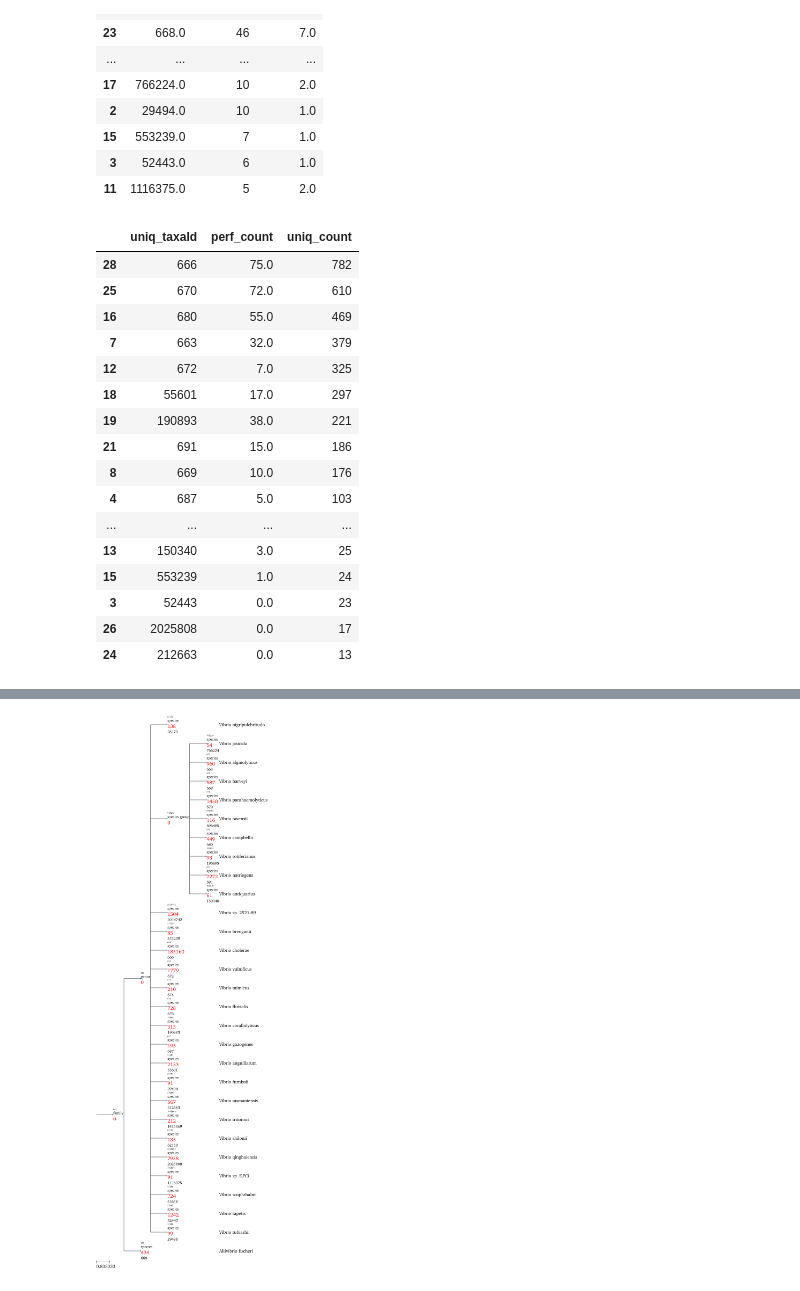
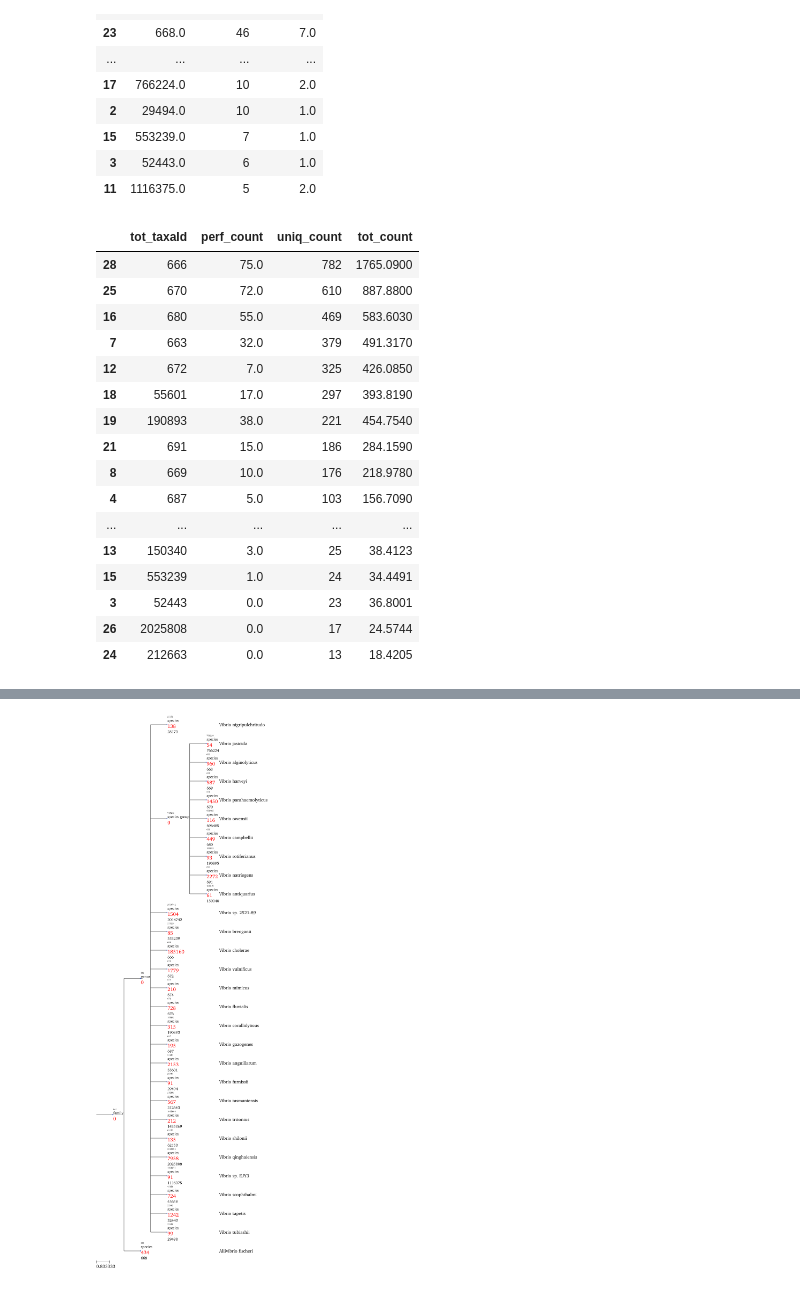
Before and after one commit to fataltes/quickNBs, a Jupyter notebook: contamination_detection_realReads.ipynb, the cells around one changed output, grey strips where cells are left out. Cells and saved outputs as stored; diff of their text form; code cells hidden in the pictures.

```diff
--- a/contamination_detection_realReads.ipynb
+++ b/contamination_detection_realReads.ipynb
@@ -160,39 +180,44 @@ compare('/mnt/scratch1/hirak/meta_genome/pufferfish/cedar/real_shortReads/uniq_s
 | 11 | 1116375.0 | 5 | 2.0 |
 # %%
 dataset = 'SRR988505'
+n0 = 'tot'
 n1 = 'uniq'
 n2 = 'perf'
+tot = '/mnt/scratch1/hirak/meta_genome/pufferfish/cedar/real_shortReads/species_{}.cedar'.format(dataset)
 uniq = '/mnt/scratch1/hirak/meta_genome/pufferfish/cedar/real_shortReads/uniq_species_{}.cedar'.format(dataset)
 perf = '/mnt/scratch1/hirak/meta_genome/pufferfish/cedar/real_shortReads/perfect_uniq_species_{}.cedar'.format(dataset)
 covf = '/mnt/scratch1/hirak/meta_genome/pufferfish/cedar/real_shortReads/uniq_species_{}.cedar.coverage'.format(dataset)
+ced0 = pd.read_csv(tot, sep='\t')
 ced1 = pd.read_csv(uniq, sep='\t')
 ced2 = pd.read_csv(perf, sep='\t')
 cov = pd.read_csv(covf, sep='\t', header=None)
+ced0.columns = [n0+'_taxaId', n0+'_rank', n0+'_count']
 ced1.columns = [n1+'_taxaId', n1+'_rank', n1+'_count']
 ced2.columns = [n2+'_taxaId', n2+'_rank', n2+'_count']
 cov.columns = ['taxaId', 'count']
 #ced1 = ced1[ced1[n1+'_count'] > filtering_threshold]
 #ced2 = ced2[ced2[n2+'_count'] > filtering_threshold]
 
-merged = pd.merge(ced1, ced2, left_on = n1+'_taxaId', right_on=n2+'_taxaId', how='outer')
-cov_merged = pd.merge(merged, cov, left_on = n1+'_taxaId', right_on='taxaId', how='left')
+merged0 = pd.merge(ced0, ced1, left_on = n0+'_taxaId', right_on=n1+'_taxaId', how='outer')
+merged = pd.merge(merged0, ced2, left_on = n0+'_taxaId', right_on=n2+'_taxaId', how='outer')
+cov_merged = pd.merge(merged, cov, left_on = n0+'_taxaId', right_on='taxaId', how='left')
 cov_merged['cov'] = cov_merged['count']/cov_merged['uniq_count']
-cov_merged.sort_values([n1+'_count'], ascending=False).fillna(0)[[n1+'_taxaId', n2+'_count', n1+'_count']]#, 'cov']]
+cov_merged.sort_values([n1+'_count'], ascending=False).fillna(0)[[n0+'_taxaId', n2+'_count', n1+'_count', n0+'_count']]#, 'cov']]
 # %% [output]
-|  | uniq_taxaId | perf_count | uniq_count |
-| 28 | 666 | 75.0 | 782 |
-| 25 | 670 | 72.0 | 610 |
-| 16 | 680 | 55.0 | 469 |
-| 7 | 663 | 32.0 | 379 |
-| 12 | 672 | 7.0 | 325 |
-| 18 | 55601 | 17.0 | 297 |
-| 19 | 190893 | 38.0 | 221 |
-| 21 | 691 | 15.0 | 186 |
-| 8 | 669 | 10.0 | 176 |
-| 4 | 687 | 5.0 | 103 |
-| ... | ... | ... | ... |
-| 13 | 150340 | 3.0 | 25 |
-| 15 | 553239 | 1.0 | 24 |
-| 3 | 52443 | 0.0 | 23 |
-| 26 | 2025808 | 0.0 | 17 |
-| 24 | 212663 | 0.0 | 13 |
+|  | tot_taxaId | perf_count | uniq_count | tot_count |
+| 28 | 666 | 75.0 | 782 | 1765.0900 |
+| 25 | 670 | 72.0 | 610 | 887.8800 |
+| 16 | 680 | 55.0 | 469 | 583.6030 |
+| 7 | 663 | 32.0 | 379 | 491.3170 |
+| 12 | 672 | 7.0 | 325 | 426.0850 |
+| 18 | 55601 | 17.0 | 297 | 393.8190 |
+| 19 | 190893 | 38.0 | 221 | 454.7540 |
+| 21 | 691 | 15.0 | 186 | 284.1590 |
+| 8 | 669 | 10.0 | 176 | 218.9780 |
+| 4 | 687 | 5.0 | 103 | 156.7090 |
+| ... | ... | ... | ... | ... |
+| 13 | 150340 | 3.0 | 25 | 38.4123 |
+| 15 | 553239 | 1.0 | 24 | 34.4491 |
+| 3 | 52443 | 0.0 | 23 | 36.8001 |
+| 26 | 2025808 | 0.0 | 17 | 24.5744 |
+| 24 | 212663 | 0.0 | 13 | 18.4205 |
```
Also changed, not shown: parts of 10 cells of this notebook.
